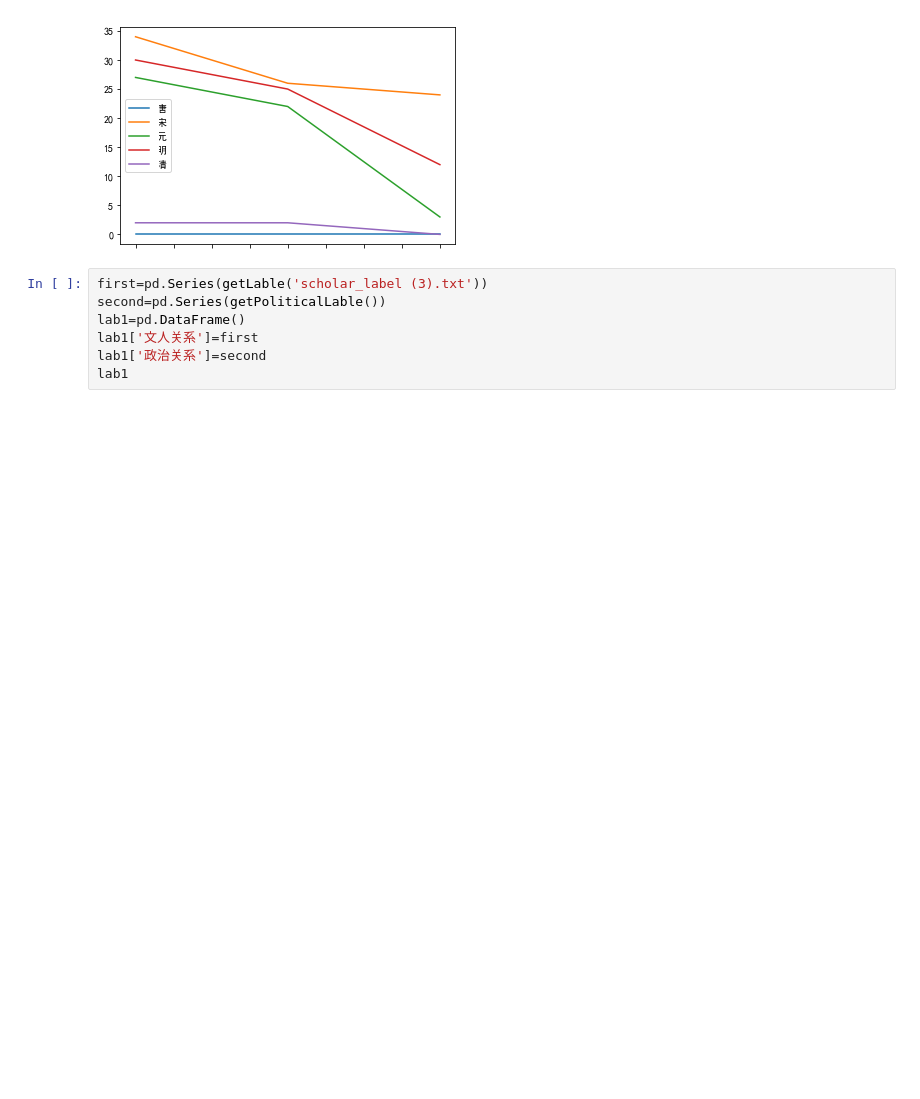
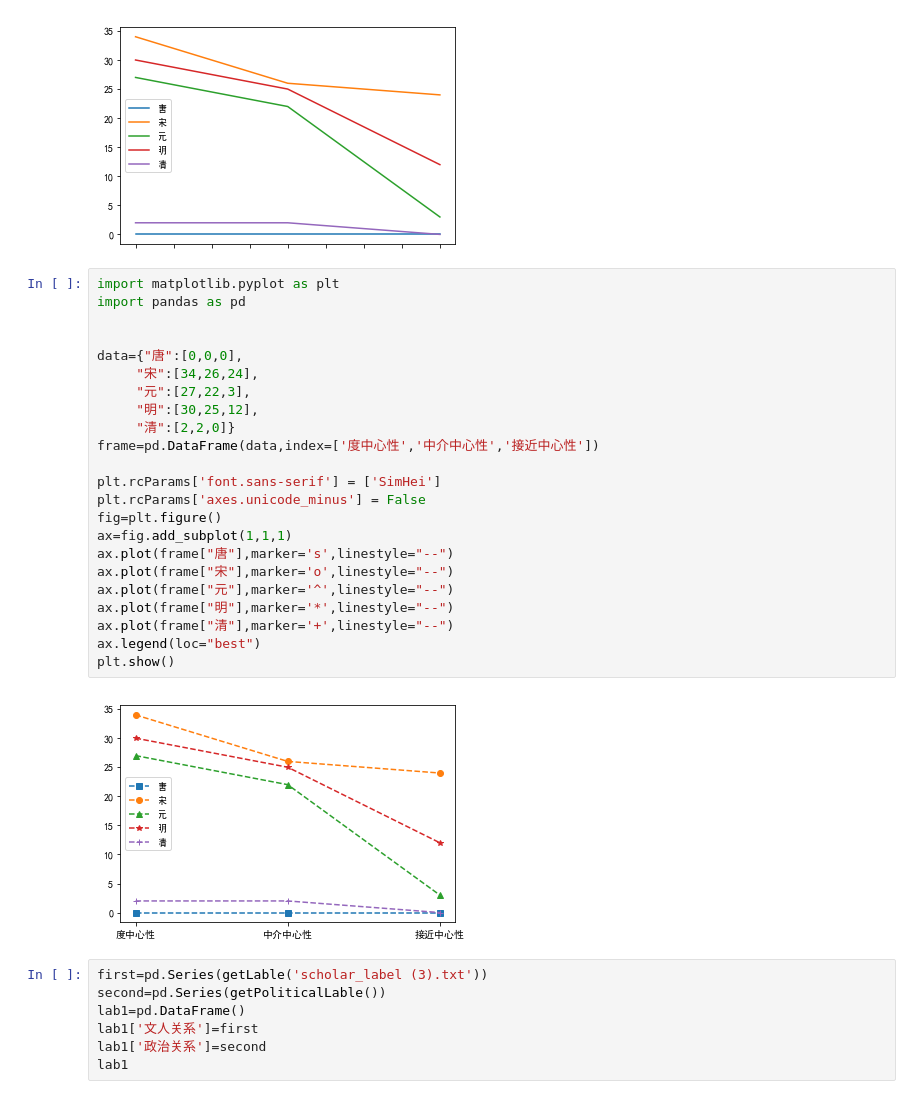
Before and after one commit to jqiuyin/paper, a Jupyter notebook: main/main.ipynb, the cells around one changed output. Drawn from its saved outputs; the diff is of its cells as text; blank space fills up the shorter version.

```diff
--- a/main/main.ipynb
+++ b/main/main.ipynb
@@ -154,6 +189,31 @@ frame.plot(ax=axe)
 # %% [output]
 <matplotlib.axes._subplots.AxesSubplot at 0x...>
 [figure]
+# %%
+import matplotlib.pyplot as plt
+import pandas as pd
+
+
+data={"唐":[0,0,0],
+     "宋":[34,26,24],
+     "元":[27,22,3],
+     "明":[30,25,12],
+     "清":[2,2,0]}
+frame=pd.DataFrame(data,index=['度中心性','中介中心性','接近中心性'])
+
+plt.rcParams['font.sans-serif'] = ['SimHei']
+plt.rcParams['axes.unicode_minus'] = False
+fig=plt.figure()
+ax=fig.add_subplot(1,1,1)
+ax.plot(frame["唐"],marker='s',linestyle="--")
+ax.plot(frame["宋"],marker='o',linestyle="--")
+ax.plot(frame["元"],marker='^',linestyle="--")
+ax.plot(frame["明"],marker='*',linestyle="--")
+ax.plot(frame["清"],marker='+',linestyle="--")
+ax.legend(loc="best")
+plt.show()
+# %% [output]
+[figure, added]
 # %%
 first=pd.Series(getLable('scholar_label (3).txt'))
 second=pd.Series(getPoliticalLable())
```
Also changed, not shown: parts of 9 cells of this notebook, 7 other files.
